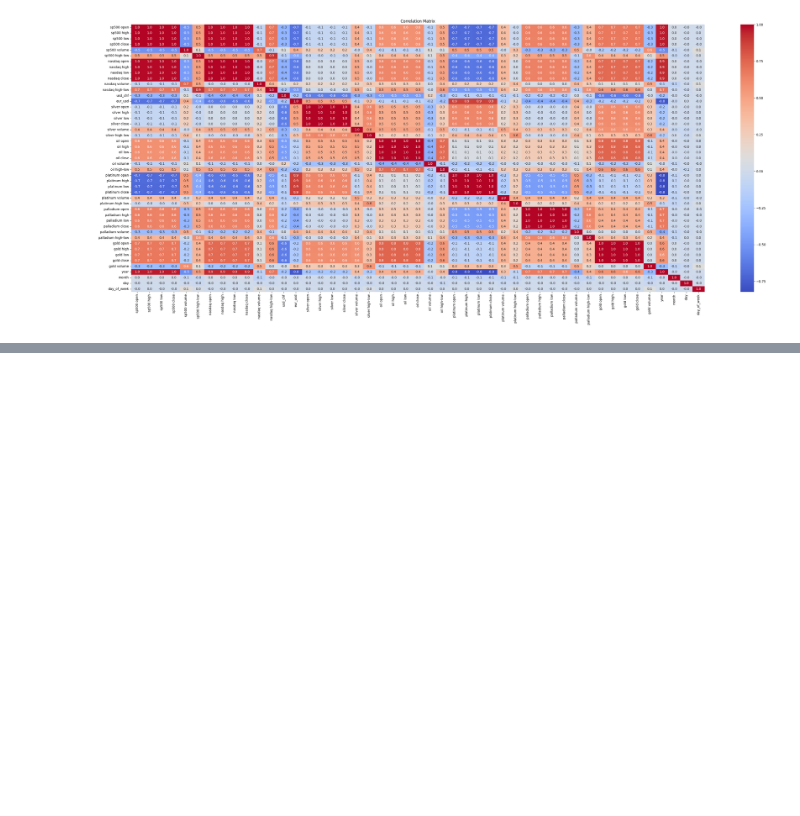
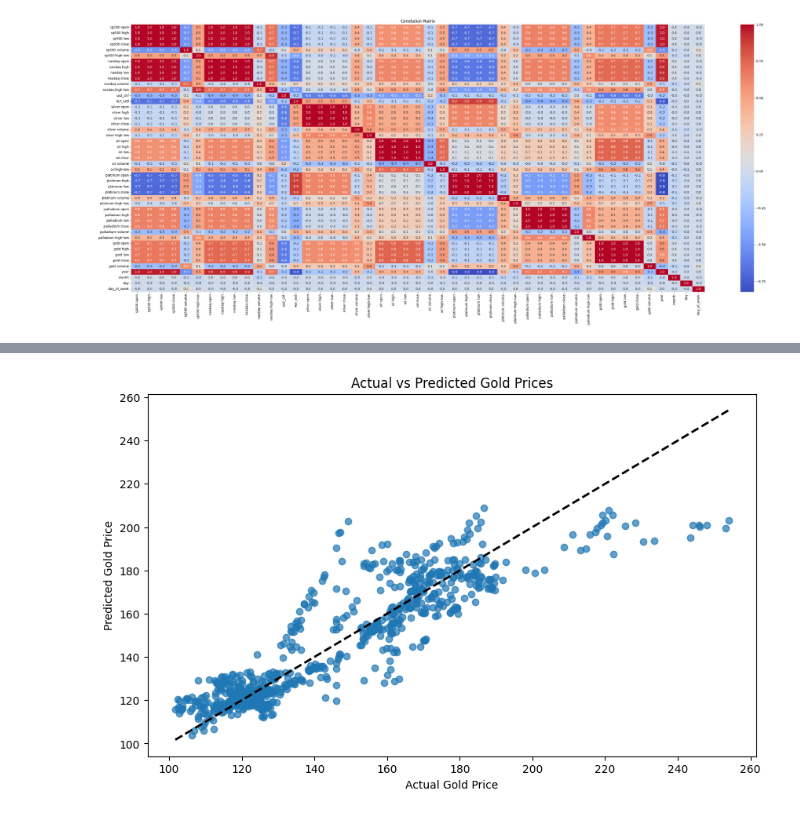
Before and after one commit to Suemy19710/GoldPriceRegression, a Jupyter notebook: gold.ipynb, the cells around one changed output, grey strips where cells are left out. Cells and saved outputs as stored; diff of their text form; code cells hidden in the pictures; blank space fills up the shorter version.

```diff
--- a/gold.ipynb
+++ b/gold.ipynb
@@ -124,0 +256,7 @@ plt.show()
+# %%
+from sklearn.model_selection import train_test_split
+
+X = df[selected_features]
+y = df['gold high']
+
+X_train, X_test, y_train, y_test = train_test_split(X, y, test_size=0.2, random_state=42)
@@ -124,0 +271,5 @@ plt.show()
+# %%
+from sklearn.preprocessing import StandardScaler
+scaler = StandardScaler()
+X_train_scaled = scaler.fit_transform(X_train)
+X_test_scaled = scaler.transform(X_test)
@@ -124,0 +279,22 @@ plt.show()
+# %%
+from sklearn.linear_model import LinearRegression
+from sklearn.metrics import mean_absolute_error, mean_squared_error, r2_score
+
+lr = LinearRegression()
+lr.fit(X_train_scaled, y_train)
+y_lr_pred = lr.predict(X_test_scaled)
+
+mae = mean_absolute_error(y_test, y_lr_pred)
+mse = mean_squared_error(y_test, y_lr_pred)
+r2 = r2_score(y_test, y_lr_pred)
+print(f"Mean Absolute Error: {mae:.2f}")
+print(f"Mean Squared Error: {mse:.2f}")
+print(f"R^2 Score: {r2:.2f}")
+
+coefficients = pd.DataFrame({
+    'Feature': selected_features,
+    'Coefficient': lr.coef_
+}).sort_values(by='Coefficient', ascending=False)
+
+print("\nFeature Coefficients:")
+print(coefficients)
@@ -124,0 +319,10 @@ plt.show()
+# %%
+plt.figure(figsize=(10, 6))
+plt.scatter(y_test, y_lr_pred, alpha=0.7)
+plt.plot([y_test.min(), y_test.max()], [y_test.min(), y_test.max()], 'k--', lw=2)
+plt.xlabel("Actual Gold Price")
+plt.ylabel("Predicted Gold Price")
+plt.title("Actual vs Predicted Gold Prices")
+plt.show()
+# %% [output]
+[figure, added]
```
Also changed, not shown: parts of 29 cells of this notebook.
